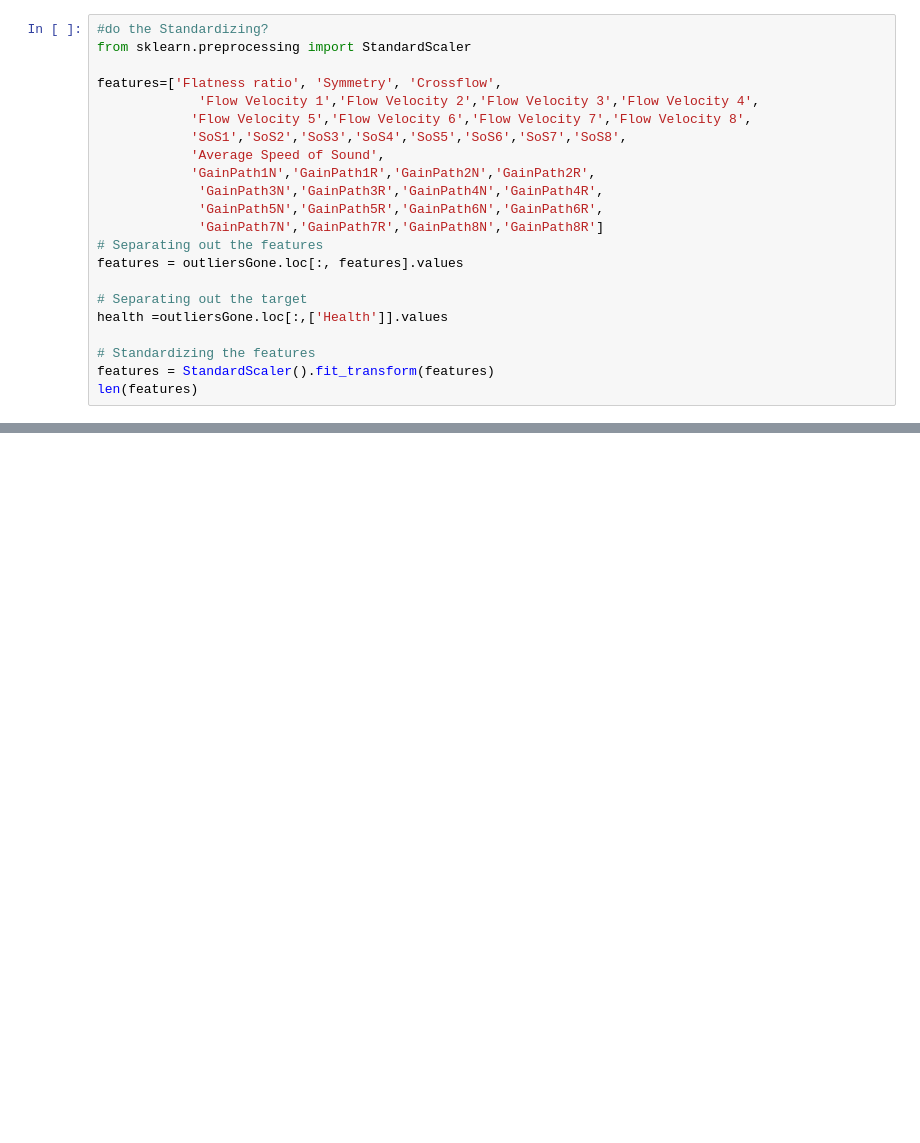
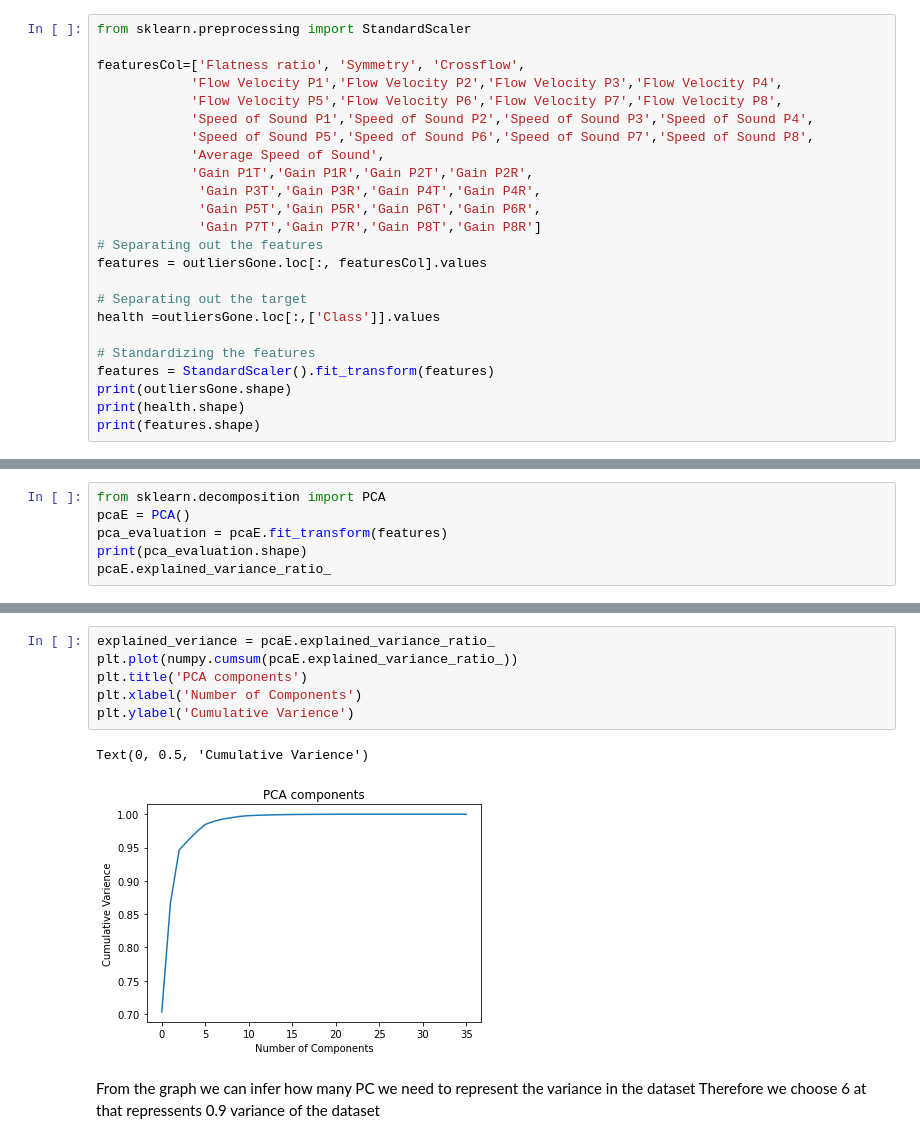
Before and after one commit to goldslime123/csc3005-DA, a Jupyter notebook: MeterA.ipynb, the cells around one changed output, grey strips where cells are left out. Cells and saved outputs as stored; diff of their text form; blank space fills up the shorter version.

```diff
--- a/MeterA.ipynb
+++ b/MeterA.ipynb
@@ -96,23 +108,25 @@ outliersGone
 # %%
-#do the Standardizing?
 from sklearn.preprocessing import StandardScaler
 
-features=['Flatness ratio', 'Symmetry', 'Crossflow',
-             'Flow Velocity 1','Flow Velocity 2','Flow Velocity 3','Flow Velocity 4',
-            'Flow Velocity 5','Flow Velocity 6','Flow Velocity 7','Flow Velocity 8',
-            'SoS1','SoS2','SoS3','SoS4','SoS5','SoS6','SoS7','SoS8',
+featuresCol=['Flatness ratio', 'Symmetry', 'Crossflow',
+            'Flow Velocity P1','Flow Velocity P2','Flow Velocity P3','Flow Velocity P4',
+            'Flow Velocity P5','Flow Velocity P6','Flow Velocity P7','Flow Velocity P8',
+            'Speed of Sound P1','Speed of Sound P2','Speed of Sound P3','Speed of Sound P4',
+            'Speed of Sound P5','Speed of Sound P6','Speed of Sound P7','Speed of Sound P8',
             'Average Speed of Sound',
-            'GainPath1N','GainPath1R','GainPath2N','GainPath2R',
-             'GainPath3N','GainPath3R','GainPath4N','GainPath4R',
-             'GainPath5N','GainPath5R','GainPath6N','GainPath6R',
-             'GainPath7N','GainPath7R','GainPath8N','GainPath8R']
+            'Gain P1T','Gain P1R','Gain P2T','Gain P2R',
+             'Gain P3T','Gain P3R','Gain P4T','Gain P4R',
+             'Gain P5T','Gain P5R','Gain P6T','Gain P6R',
+             'Gain P7T','Gain P7R','Gain P8T','Gain P8R']
 # Separating out the features
-features = outliersGone.loc[:, features].values
+features = outliersGone.loc[:, featuresCol].values
 
 # Separating out the target
-health =outliersGone.loc[:,['Health']].values
+health =outliersGone.loc[:,['Class']].values
 
 # Standardizing the features
 features = StandardScaler().fit_transform(features)
-len(features)
+print(outliersGone.shape)
+print(health.shape)
+print(features.shape)
 # %% [output]
@@ -119,0 +138,6 @@ len(features)
+# %%
+from sklearn.decomposition import PCA
+pcaE = PCA()
+pca_evaluation = pcaE.fit_transform(features)
+print(pca_evaluation.shape)
+pcaE.explained_variance_ratio_
@@ -120 +155,13 @@ len(features)
+# %%
+explained_veriance = pcaE.explained_variance_ratio_
+plt.plot(numpy.cumsum(pcaE.explained_variance_ratio_))
+plt.title('PCA components')
+plt.xlabel('Number of Components')
+plt.ylabel('Cumulative Varience')
+# %% [output]
+Text(0, 0.5, 'Cumulative Varience')
+[figure, added]
+# %% [markdown]
+From the graph we can infer how many PC we need to represent the variance in the dataset
+Therefore we choose 6 at that repressents 0.9 variance of the dataset
 # %%
```
Also changed, not shown: parts of 22 cells of this notebook.
